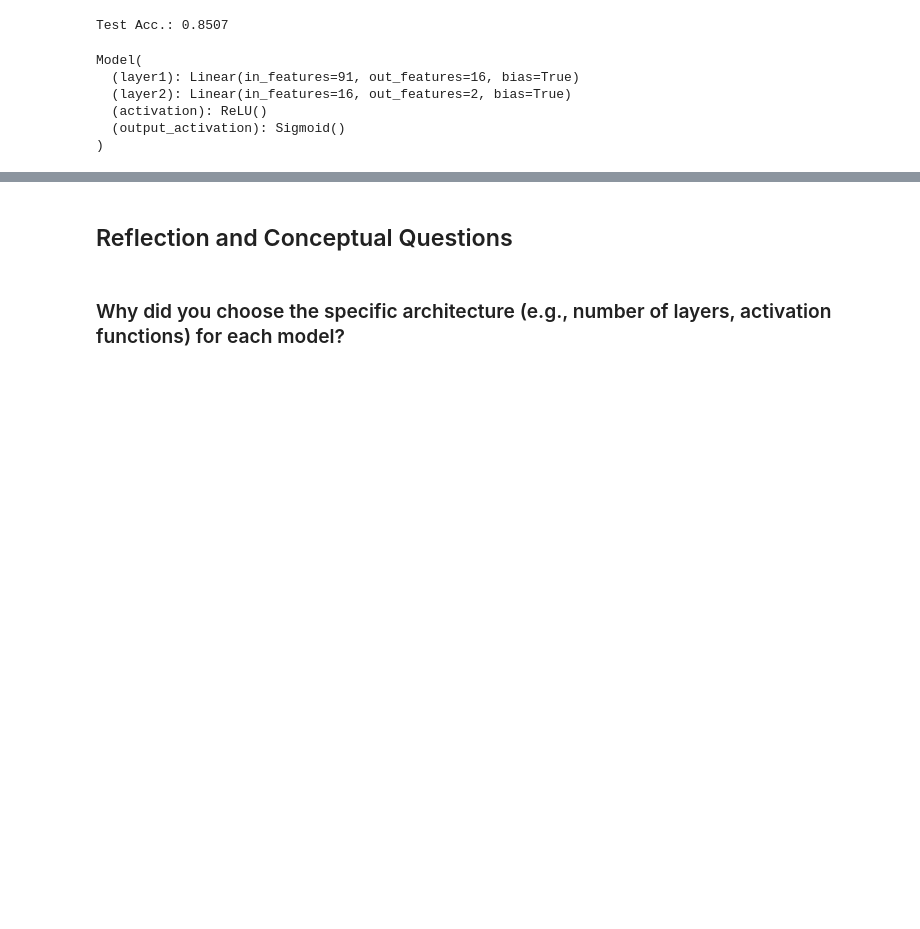
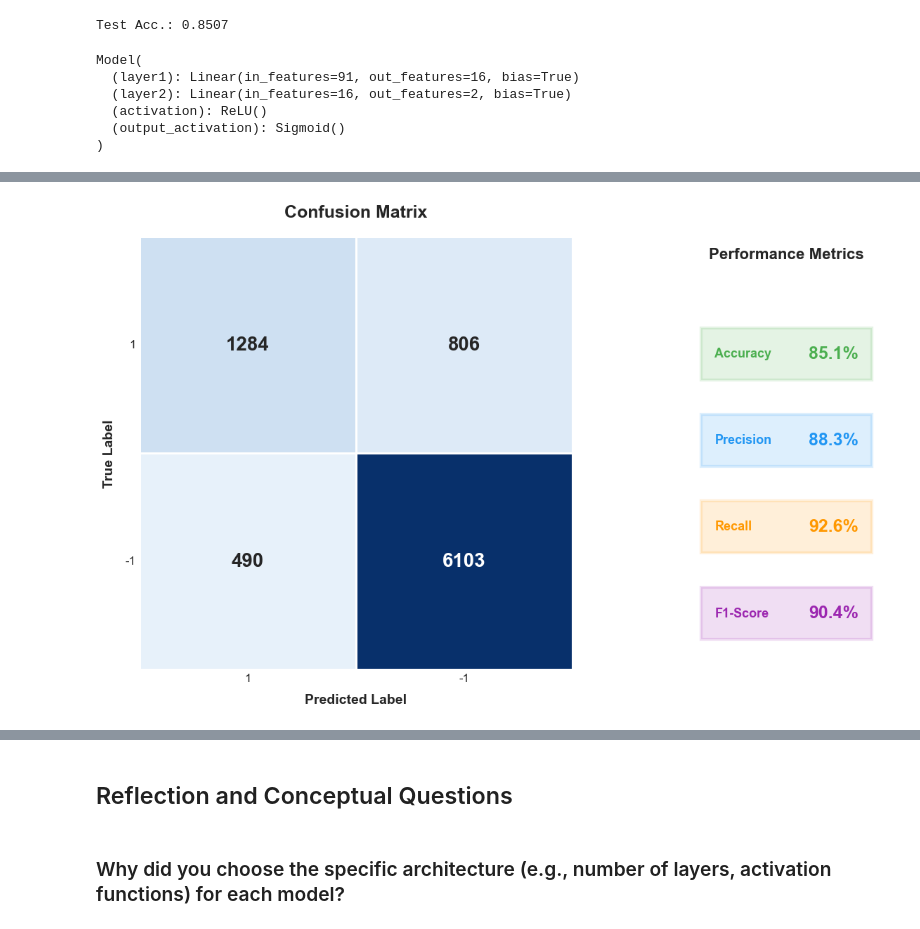
Before and after one commit to Lucaspj1/MachineLearningProject2, a Jupyter notebook: MLProject2v2.ipynb, the cells around one changed output, grey strips where cells are left out. Drawn from its saved outputs; the diff is of its cells as text; code cells hidden in the pictures; blank space fills up the shorter version.

Commit message:
confusion matrix

```diff
--- a/MLProject2v2.ipynb
+++ b/MLProject2v2.ipynb
@@ -793,0 +819,2 @@ pd.DataFrame({"prediction": preds_final}).to_csv("Group_9_MLP_PredictedOutputs.c
+# %%
+predictions_test = torch.argmax(pred_test, dim=1)
@@ -793,0 +825,84 @@ pd.DataFrame({"prediction": preds_final}).to_csv("Group_9_MLP_PredictedOutputs.c
+# %%
+import numpy as np
+import matplotlib.pyplot as plt
+from sklearn.metrics import confusion_matrix
+import seaborn as sns
+
+# Compute confusion matrix
+cm = confusion_matrix(y_test, predictions_test, labels=[1, 0])
+
+# Create figure with extra space for metrics
+fig = plt.figure(figsize=(14, 8), dpi=100)
+
+# Create gridspec for layout
+gs = fig.add_gridspec(1, 2, width_ratios=[2.5, 1], wspace=0.3)
+ax_heatmap = fig.add_subplot(gs[0])
+ax_metrics = fig.add_subplot(gs[1])
+
+# Use seaborn for prettier heatmap
+sns.heatmap(cm, annot=True, fmt='d', cmap='Blues',
+            square=True, linewidths=2, linecolor='white',
+            cbar=False,
+            cbar_kws={'shrink': 0.8, 'label': 'Count'},
+            annot_kws={'size': 20, 'weight': 'bold'},
+            vmin=0, ax=ax_heatmap)
+
+# Customize labels
+ax_heatmap.set_xlabel('Predicted Label', fontsize=14, fontweight='bold', labelpad=10)
+ax_heatmap.set_ylabel('True Label', fontsize=14, fontweight='bold', labelpad=10)
+ax_heatmap.set_title('Confusion Matrix', fontsize=18, fontweight='bold', pad=20)
+
+# Set tick labels
+ax_heatmap.set_xticklabels([1, -1], fontsize=12, rotation=0)
+ax_heatmap.set_yticklabels([1, -1], fontsize=12, rotation=0)
+
+# Calculate metrics
+tn, fp, fn, tp = cm.ravel()
+accuracy = (tp + tn) / (tp + tn + fp + fn)
+precision = tp / (tp + fp) if (tp + fp) > 0 else 0
+recall = tp / (tp + fn) if (tp + fn) > 0 else 0
+f1 = 2 * (precision * recall) / (precision + recall) if (precision + recall) > 0 else 0
+
+# Turn off axes for metrics panel
+ax_metrics.axis('off')
+
+# Add title for metrics
+ax_metrics.text(0.5, 0.95, 'Performance Metrics',
+                fontsize=16, fontweight='bold', ha='center',
+                transform=ax_metrics.transAxes)
+
+# Create metrics display with individual colored boxes
+metrics = [
+    ('Accuracy', accuracy, '#4CAF50'),
+    ('Precision', precision, '#2196F3'),
+    ('Recall', recall, '#FF9800'),
+    ('F1-Score', f1, '#9C27B0')
+]
+
+y_positions = [0.75, 0.55, 0.35, 0.15]
+
+for i, ((name, value, color), y_pos) in enumerate(zip(metrics, y_positions)):
+    # Create background rectangle
+    rect = plt.Rectangle((0.05, y_pos - 0.08), 0.9, 0.12,
+                         transform=ax_metrics.transAxes,
+                         facecolor=color, alpha=0.15,
+                         edgecolor=color, linewidth=3,
+                         zorder=10, clip_on=False)
+    ax_metrics.add_patch(rect)
+
+    # Add metric name
+    ax_metrics.text(0.12, y_pos - 0.02, name,
+                   transform=ax_metrics.transAxes,
+                   fontsize=13, fontweight='bold', color=color,
+                   verticalalignment='center', zorder=11)
+
+    # Add metric value (larger and bolder)
+    ax_metrics.text(0.88, y_pos - 0.02, f'{value*100:.1f}%',
+                   transform=ax_metrics.transAxes,
+                   fontsize=18, fontweight='bold', color=color,
+                   verticalalignment='center', ha='right', zorder=11)
+
+plt.tight_layout()
+plt.show()
+# %% [output]
+[figure, added]
```
Also changed, not shown: parts of 9 cells of this notebook, 1 other file.
